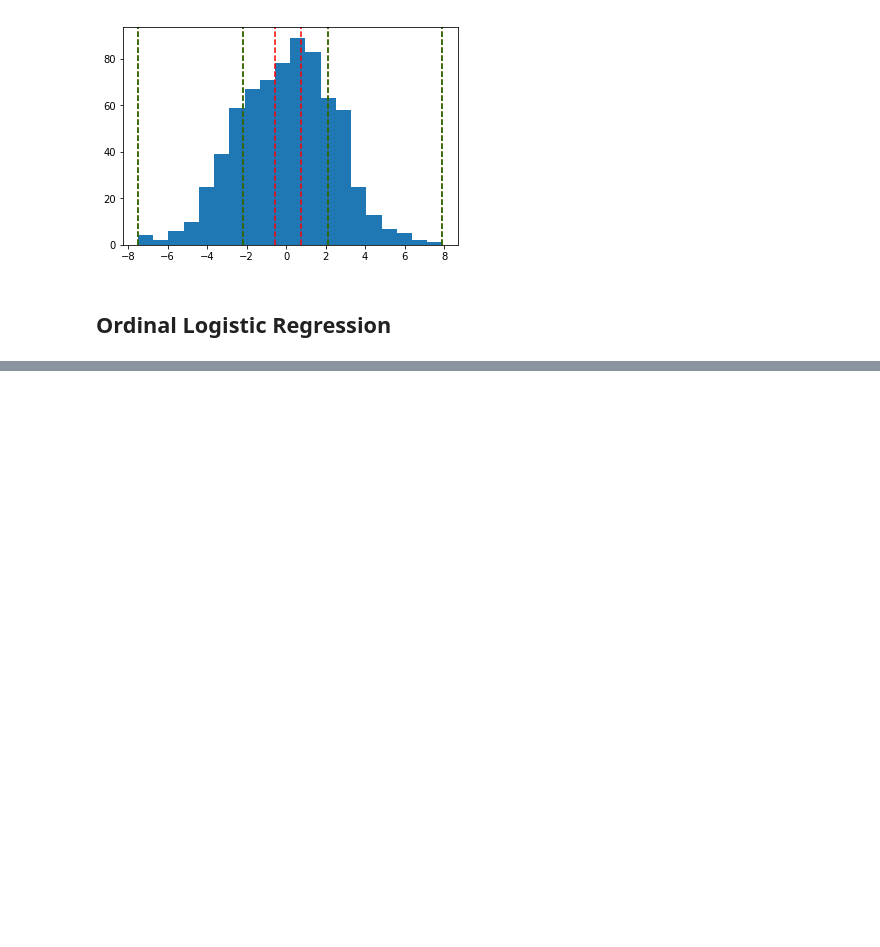
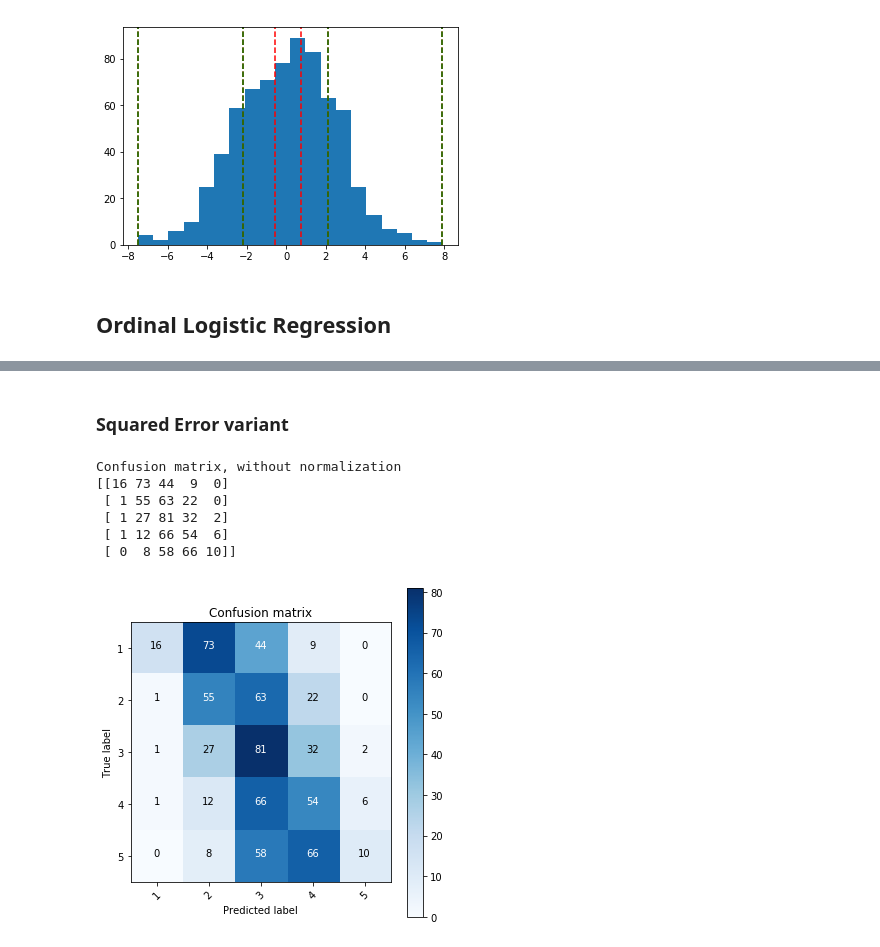
Before and after one commit to raulds77/inference_project, a Jupyter notebook: Observable PCA.ipynb, the cells around one changed output, grey strips where cells are left out. Cells and saved outputs as stored; diff of their text form; code cells hidden in the pictures; blank space fills up the shorter version.

```diff
--- a/Observable PCA.ipynb
+++ b/Observable PCA.ipynb
@@ -191,0 +214,15 @@ Confusion matrix, without normalization
+# %% [markdown]
+### Squared Error variant
+# %%
+ord_logit = mord.LogisticSE(alpha=1.0)
+ord_logit.fit(X = x_fit, y = y_true )
+y_pred = ord_logit.predict(x_fit)
+plot_confusion_matrix( confusion_matrix( y_true , y_pred ) , classes=[1,2,3,4,5] ,size = 5)
+# %% [output]
+Confusion matrix, without normalization
+[[16 73 44  9  0]
+ [ 1 55 63 22  0]
+ [ 1 27 81 32  2]
+ [ 1 12 66 54  6]
+ [ 0  8 58 66 10]]
+[figure, added]
```
Also changed, not shown: parts of 8 cells of this notebook, 2 other files.
